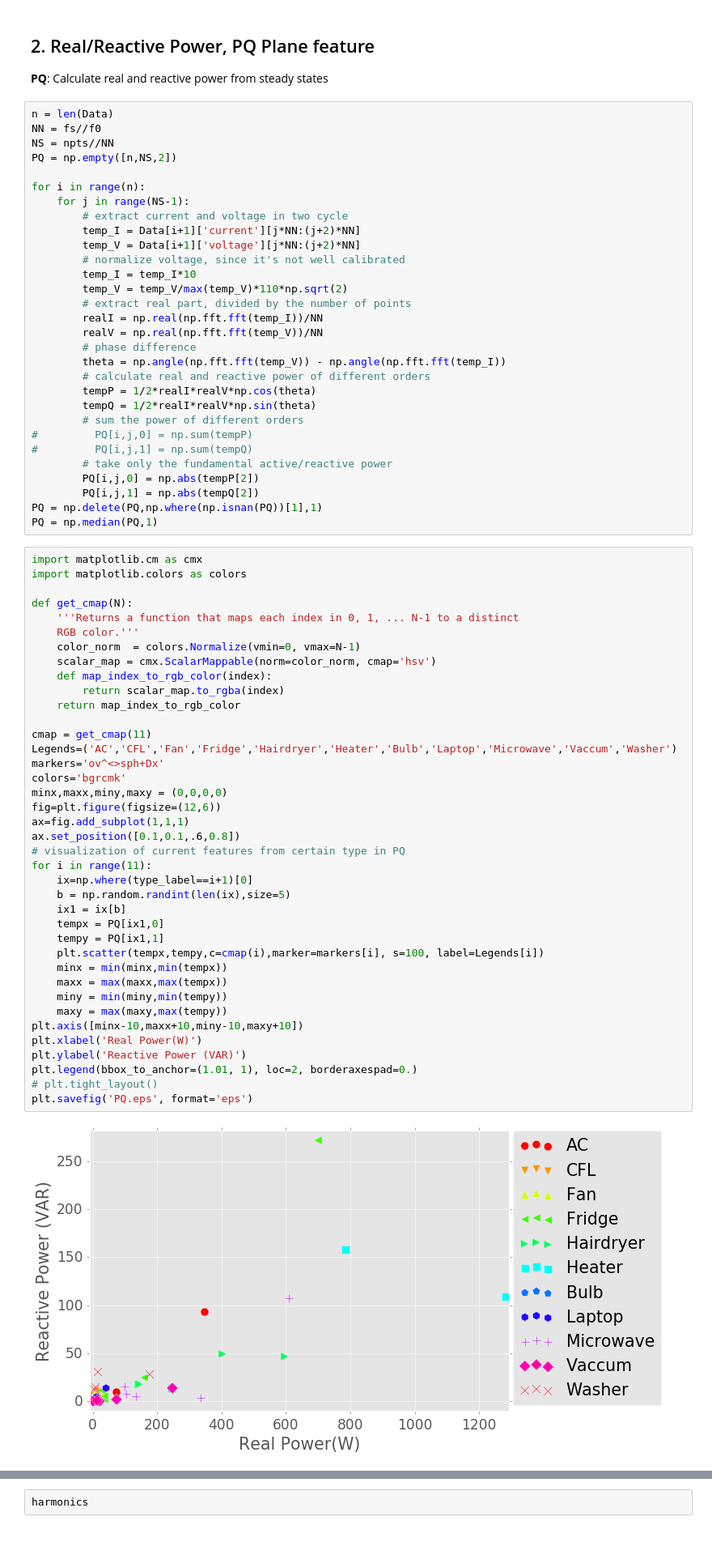
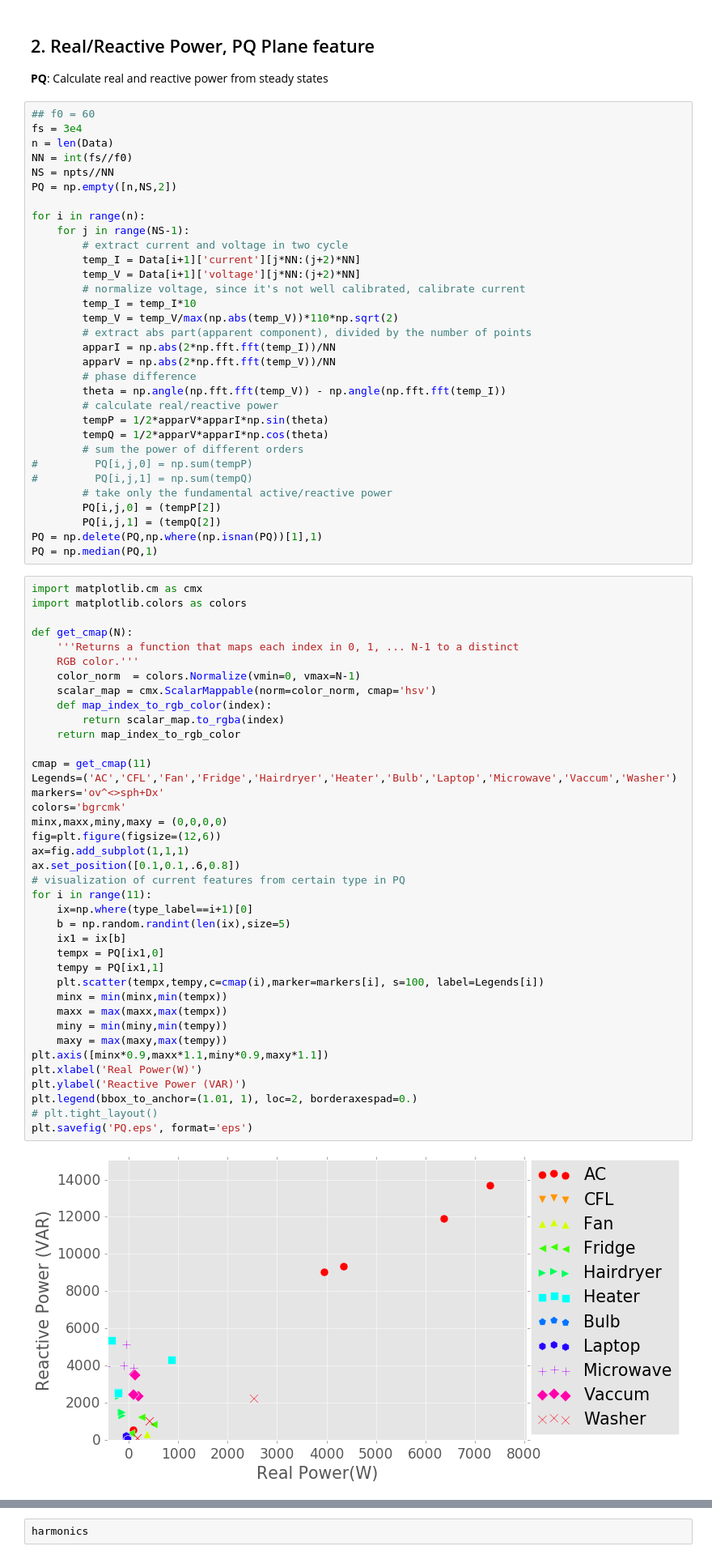
Before and after one commit to jingkungao/PLAID, a Jupyter notebook: Appliance Identification Code for GlobalSip.ipynb, the cells around one changed output, grey strips where cells are left out. Shown at 81% size. Saved outputs shown, nothing was run; the diff lists cells and outputs as text.

```diff
--- a/Appliance Identification Code for GlobalSip.ipynb
+++ b/Appliance Identification Code for GlobalSip.ipynb
@@ -307,8 +307,10 @@ plt.title('One Period of Steady State')
 ## 2. Real/Reactive Power, PQ Plane feature
 **PQ**: Calculate real and reactive power from steady states
 # %%
+## f0 = 60
+fs = 3e4
 n = len(Data)
-NN = fs//f0
+NN = int(fs//f0)
 NS = npts//NN
 PQ = np.empty([n,NS,2])
 
@@ -317,23 +319,23 @@ for i in range(n):
         # extract current and voltage in two cycle
         temp_I = Data[i+1]['current'][j*NN:(j+2)*NN]
         temp_V = Data[i+1]['voltage'][j*NN:(j+2)*NN]
-        # normalize voltage, since it's not well calibrated
+        # normalize voltage, since it's not well calibrated, calibrate current
         temp_I = temp_I*10
-        temp_V = temp_V/max(temp_V)*110*np.sqrt(2)
-        # extract real part, divided by the number of points
-        realI = np.real(np.fft.fft(temp_I))/NN
-        realV = np.real(np.fft.fft(temp_V))/NN
+        temp_V = temp_V/max(np.abs(temp_V))*110*np.sqrt(2)
+        # extract abs part(apparent component), divided by the number of points
+        apparI = np.abs(2*np.fft.fft(temp_I))/NN
+        apparV = np.abs(2*np.fft.fft(temp_V))/NN
         # phase difference
         theta = np.angle(np.fft.fft(temp_V)) - np.angle(np.fft.fft(temp_I))
-        # calculate real and reactive power of different orders
-        tempP = 1/2*realI*realV*np.cos(theta)
-        tempQ = 1/2*realI*realV*np.sin(theta)
+        # calculate real/reactive power
+        tempP = 1/2*apparV*apparI*np.sin(theta)
+        tempQ = 1/2*apparV*apparI*np.cos(theta)
         # sum the power of different orders
 #         PQ[i,j,0] = np.sum(tempP)
 #         PQ[i,j,1] = np.sum(tempQ)
         # take only the fundamental active/reactive power
-        PQ[i,j,0] = np.abs(tempP[2])
-        PQ[i,j,1] = np.abs(tempQ[2])
+        PQ[i,j,0] = (tempP[2])
+        PQ[i,j,1] = (tempQ[2])
 PQ = np.delete(PQ,np.where(np.isnan(PQ))[1],1)
 PQ = np.median(PQ,1)
 # %%
@@ -348,34 +350,34 @@ def get_cmap(N):
     def map_index_to_rgb_color(index):
         return scalar_map.to_rgba(index)
     return map_index_to_rgb_color
 
 cmap = get_cmap(11)
 Legends=('AC','CFL','Fan','Fridge','Hairdryer','Heater','Bulb','Laptop','Microwave','Vaccum','Washer')
 markers='ov^<>sph+Dx'
 colors='bgrcmk'
 minx,maxx,miny,maxy = (0,0,0,0)
 fig=plt.figure(figsize=(12,6))
 ax=fig.add_subplot(1,1,1)
 ax.set_position([0.1,0.1,.6,0.8])
 # visualization of current features from certain type in PQ
 for i in range(11):
     ix=np.where(type_label==i+1)[0]
     b = np.random.randint(len(ix),size=5)
     ix1 = ix[b]
     tempx = PQ[ix1,0]
     tempy = PQ[ix1,1]
     plt.scatter(tempx,tempy,c=cmap(i),marker=markers[i], s=100, label=Legends[i])
     minx = min(minx,min(tempx))
     maxx = max(maxx,max(tempx))
     miny = min(miny,min(tempy))
     maxy = max(maxy,max(tempy))
-plt.axis([minx-10,maxx+10,miny-10,maxy+10])
+plt.axis([minx*0.9,maxx*1.1,miny*0.9,maxy*1.1])
 plt.xlabel('Real Power(W)')
 plt.ylabel('Reactive Power (VAR)')
 plt.legend(bbox_to_anchor=(1.01, 1), loc=2, borderaxespad=0.)
 # plt.tight_layout()
 plt.savefig('PQ.eps', format='eps')
 # %% [output]
-[figure, old version]
+[figure, new version]
 # %% [markdown]
 ## 3. Harmonics
```
Also changed, not shown: parts of 18 cells of this notebook.
